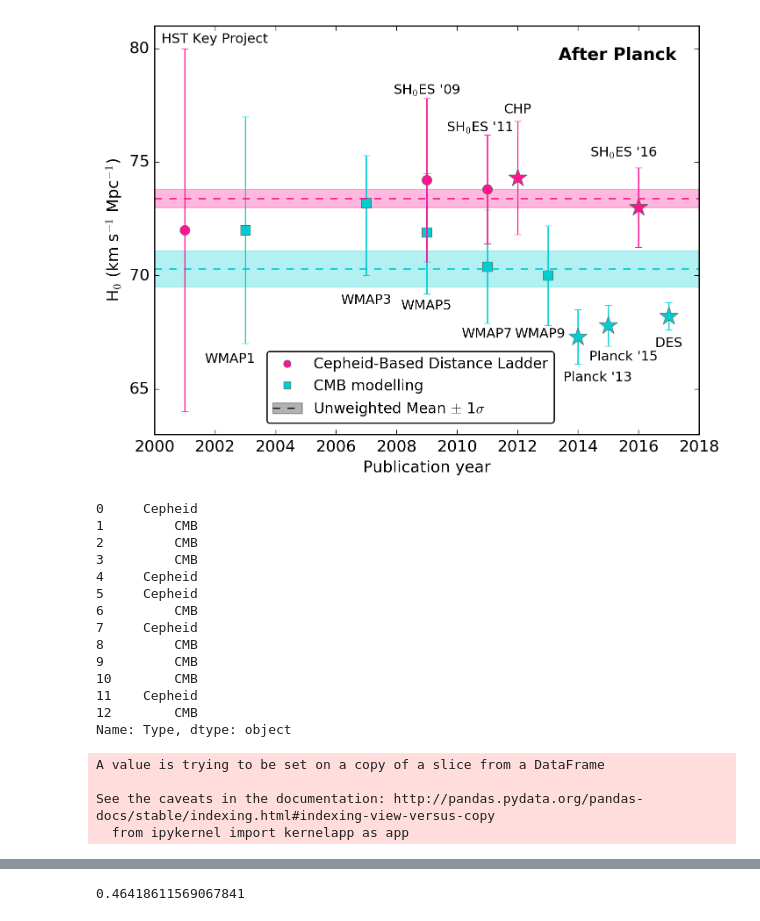
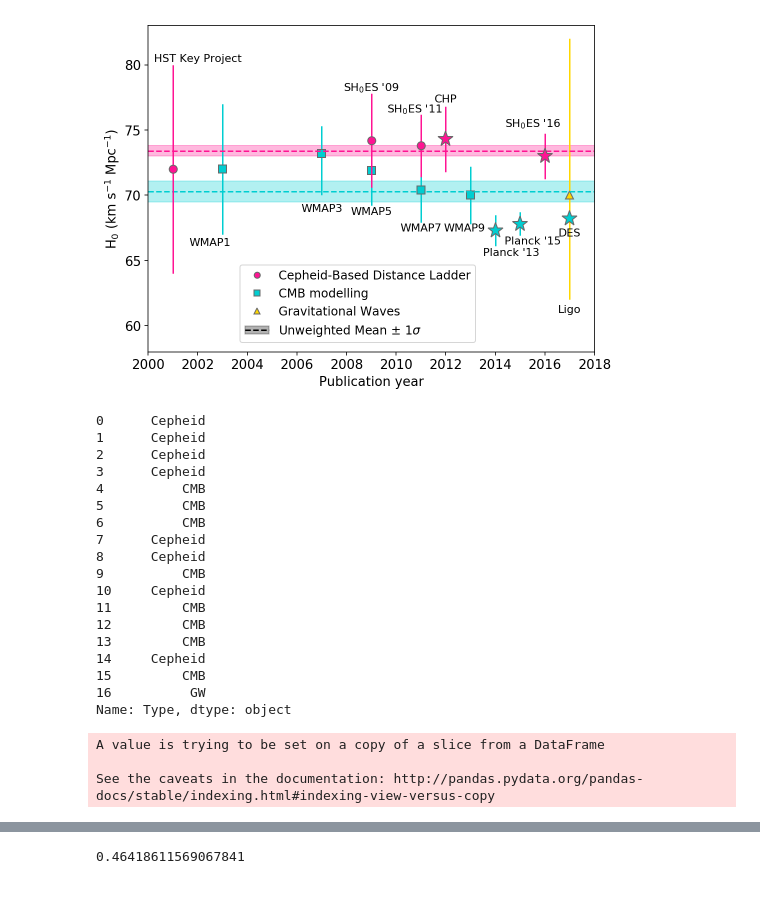
Before and after one commit to vickyscowcroft/ipython_notebooks, a Jupyter notebook: remake_beaton_h0/RemakeBeatonH0Plot.ipynb, the cells around one changed output, grey strips where cells are left out. Drawn from its saved outputs; the diff is of its cells as text; code cells hidden in the pictures; blank space fills up the shorter version.

```diff
--- a/remake_beaton_h0/RemakeBeatonH0Plot.ipynb
+++ b/remake_beaton_h0/RemakeBeatonH0Plot.ipynb
@@ -14,7 +14,7 @@ font = {'size'   : 13}
 
 matplotlib.rc('font', **font)
 # %%
-ho_df = pd.read_csv('b16_table1.csv', names=('Program', 'Type', 'SubProgram', 'H0', 'eH0up', 'eH0down', 'Reference'))
+ho_df = pd.read_csv('h0_table.csv', names=('Program', 'Type', 'SubProgram', 'H0', 'eH0up', 'eH0down', 'Reference'))
 # %%
 ho_df
 # %% [output]
@@ -81,12 +89,16 @@ axp1.plot(ho_df.year[(ho_df.Type=='Cepheid') & (ho_df.year!=2016) & (ho_df.Progr
 axp1.plot(ho_df.year[ho_df.Program=='CHP'], ho_df.H0[ho_df.Program=='CHP'], ls='None', mfc='DeepPink', mec='DimGray', marker='*', label='', ms=16, zorder=4)
 axp1.plot(ho_df.year[ho_df.year==2016], ho_df.H0[ho_df.year==2016], ls='None', mfc='DeepPink', mec='DimGray', marker='*', label='', ms=16, zorder=4)
 
+axp1.errorbar(ho_df.year[(ho_df.Type!='Cepheid') & (ho_df.Type!='CMB')], ho_df.H0[(ho_df.Type!='Cepheid') & (ho_df.Type!='CMB')], yerr=[ho_df.eH0down[(ho_df.Type!='Cepheid') & (ho_df.Type!='CMB')], ho_df.eH0up[(ho_df.Type!='Cepheid') & (ho_df.Type!='CMB')]], ls='None', color='Gold', zorder=2, label='')
+
+axp1.plot(ho_df.year[(ho_df.Type!='Cepheid') & (ho_df.Type!='CMB')], ho_df.H0[(ho_df.Type!='Cepheid') & (ho_df.Type!='CMB')], ls='None', mfc='Gold', mec='DimGray', marker='^', zorder=2, label='Others', ms=8)
 
 
-myaxis=[2000,2018,63,81]
+
+myaxis=[2000,2018,58,83]
 axp1.axis(myaxis)
 
-x = np.arange(2000,2019,1)
+x = np.arange(1900,2019,1)
 
 axp1.axhline(70.3, ls='--', color='DarkTurquoise')
 axp1.fill_between(x, 70.3-0.8, 70.3+0.8, color='DarkTurquoise', alpha=0.3)
@@ -98,55 +110,59 @@ mp.xlabel('Publication year')
 mp.ylabel('H$_{0}$ (km s$^{-1}$ Mpc$^{-1}$)')
 
 exline = axp1.axhline(50.0, ls='--', color='black')
 exfill = axp1.axhspan(49.8, 50.2, 2000, 2017, color='black', alpha=0.3)
 
 cmb = mlines.Line2D([], [], mfc='DarkTurquoise', mec='DimGray',marker='s', ls='None', label='CMB modelling')
 cep = mlines.Line2D([], [], mfc='DeepPink', mec='DimGray', marker='o', ls='None', label='Cepheid')
+oth = mlines.Line2D([], [], mfc='Gold', mec='DimGray',marker='^', ls='None', label='Others')
 
 
 
 axp1.annotate('Planck \'13', xy=(2014.65, 65.35), xycoords='data', ha='center', fontsize=11)
 axp1.annotate('Planck \'15', xy=(2015.5, 66.25), xycoords='data', ha='center', fontsize=11)
 
 axp1.annotate('CHP', xy=(2012, 77.15), xycoords='data', ha='center', fontsize=11)
 
 axp1.annotate('SH$_0$ES \'16', xy=(2015.5, 75.25), xycoords='data', ha='center', fontsize=11)
 axp1.annotate('SH$_0$ES \'09', xy=(2009, 78), xycoords='data', ha='center', fontsize=11)
 axp1.annotate('SH$_0$ES \'11', xy=(2010.75, 76.35), xycoords='data', ha='center', fontsize=11)
 
 axp1.annotate('HST Key Project', xy=(2002, 80.25), xycoords='data', ha='center', fontsize=11)
 axp1.annotate('WMAP1', xy=(2002.5, 66.15), xycoords='data', ha='center', fontsize=11)
 axp1.annotate('WMAP3', xy=(2007, 68.75), xycoords='data', ha='center', fontsize=11)
 axp1.annotate('WMAP5', xy=(2009, 68.5), xycoords='data', ha='center', fontsize=11)
 axp1.annotate('WMAP7', xy=(2011, 67.25), xycoords='data', ha='center', fontsize=11)
 axp1.annotate('WMAP9', xy=(2012.75, 67.25), xycoords='data', ha='center', fontsize=11)
-axp1.annotate('DES', xy=(2017, 66.85), xycoords='data', ha='center', fontsize=11)
+axp1.annotate('DES', xy=(2017, 66.85), xycoords='data', ha='center', fontsize=11, zorder=4)
+axp1.annotate('Ligo', xy=(2017, 61.0), xycoords='data', ha='center', fontsize=11, zorder=4)
 
 
 
-axp1.legend(handles=[cep, cmb, (exfill, exline)], labels=['Cepheid-Based Distance Ladder', 'CMB modelling', 'Unweighted Mean $\\pm$ 1$\\sigma$', ], numpoints=1, fancybox=True, fontsize=12, loc=8, bbox_to_anchor=(0.47, 0.01,))
+axp1.legend(handles=[cep, cmb, oth, (exfill, exline)], labels=['Cepheid-Based Distance Ladder', 'CMB modelling', 'Gravitational Waves', 'Unweighted Mean $\\pm$ 1$\\sigma$', ], numpoints=1, fancybox=True, fontsize=12, loc=8, bbox_to_anchor=(0.47, 0.01,))
 
-axp1.annotate('After Planck', xy=(2015.3, 79.5), xycoords='data', ha='center', fontsize=14, fontweight='bold')
-
-mp.savefig('ho_beaton16_remake.pdf', transparent=True, bbox_inches='tight')
+mp.savefig('cepheid_cmb_ligo.pdf', transparent=True, bbox_inches='tight')
 # %% [output]
-[figure, old version]
+[figure, new version]
 # %%
 ho_df.Type
 # %% [output]
-0     Cepheid
-1         CMB
-2         CMB
-3         CMB
-4     Cepheid
-5     Cepheid
-6         CMB
-7     Cepheid
-8         CMB
-9         CMB
-10        CMB
-11    Cepheid
-12        CMB
+0      Cepheid
+1      Cepheid
+2      Cepheid
+3      Cepheid
+4          CMB
+5          CMB
+6          CMB
+7      Cepheid
+8      Cepheid
+9          CMB
+10     Cepheid
+11         CMB
+12         CMB
+13         CMB
+14     Cepheid
+15         CMB
+16          GW
 Name: Type, dtype: object
 # %%
 ho_df['pre_planck'] = True
@@ -155,7 +171,6 @@ ho_df['pre_planck'][ho_df.year>2013] = False
 A value is trying to be set on a copy of a slice from a DataFrame
 
 See the caveats in the documentation: http://pandas.pydata.org/pandas-docs/stable/indexing.html#indexing-view-versus-copy
-  from ipykernel import kernelapp as app
 # %%
 fig = mp.figure(figsize=(8,6))
 axp1 = fig.add_subplot(111)
```
Also changed, not shown: parts of 4 cells of this notebook, 8 other files.
